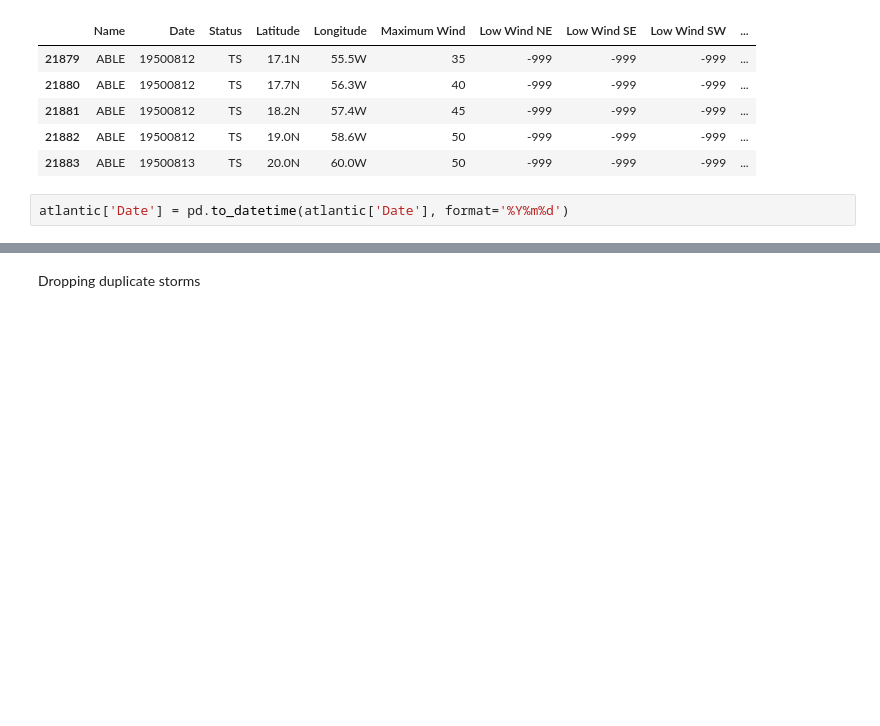
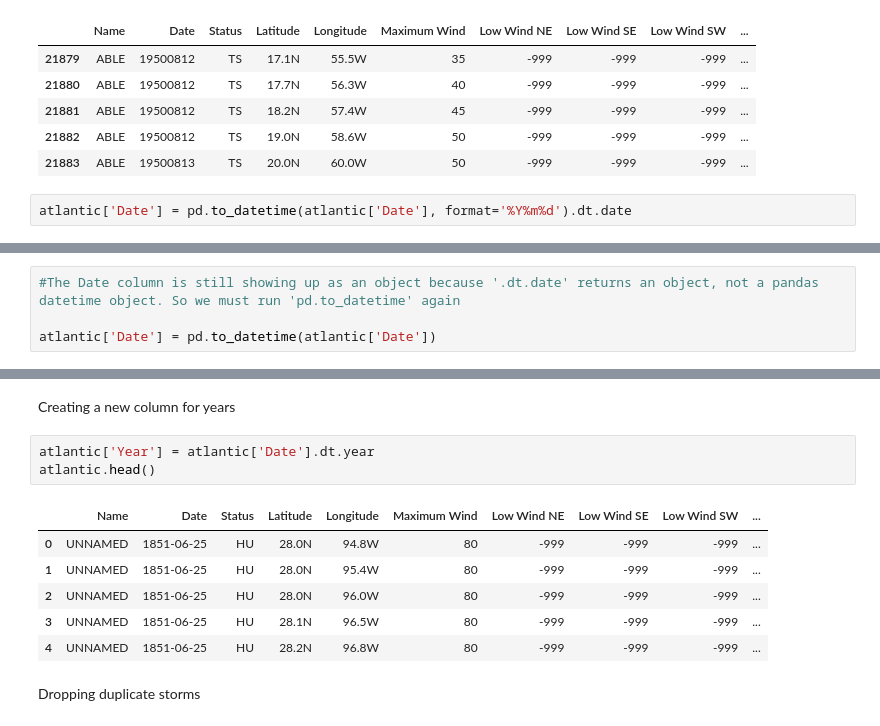
Before and after one commit to DanielBrechner/hurrdat_co2, a Jupyter notebook: atlantic_hurricanes.ipynb, the cells around one changed output, grey strips where cells are left out. Saved outputs shown, nothing was run; the diff lists cells and outputs as text; blank space fills up the shorter version.

Commit message:
fixed date again and added year column

```diff
--- a/atlantic_hurricanes.ipynb
+++ b/atlantic_hurricanes.ipynb
@@ -77,7 +77,7 @@ atlantic_df.head()
 | 21882 | ABLE | 19500812 | TS | 19.0N | 58.6W | 50 | -999 | -999 | -999 | ... |
 | 21883 | ABLE | 19500813 | TS | 20.0N | 60.0W | 50 | -999 | -999 | -999 | ... |
 # %%
-atlantic['Date'] = pd.to_datetime(atlantic['Date'], format='%Y%m%d')
+atlantic['Date'] = pd.to_datetime(atlantic['Date'], format='%Y%m%d').dt.date
 # %%
 atlantic.loc[0,'Date']
 # %% [output]
@@ -104 +104,5 @@ dtypes: int64(14), object(4)
 memory usage: 6.7+ MB
+# %%
+#The Date column is still showing up as an object because '.dt.date' returns an object, not a pandas datetime object. So we must run 'pd.to_datetime' again
+
+atlantic['Date'] = pd.to_datetime(atlantic['Date'])
@@ -105,3 +129,15 @@ memory usage: 6.7+ MB
+# %% [markdown]
+Creating a new column for years
+# %%
+atlantic['Year'] = atlantic['Date'].dt.year
+atlantic.head()
+# %% [output]
+|  | Name | Date | Status | Latitude | Longitude | Maximum Wind | Low Wind NE | Low Wind SE | Low Wind SW | ... |
+| 0 | UNNAMED | 1851-06-25 | HU | 28.0N | 94.8W | 80 | -999 | -999 | -999 | ... |
+| 1 | UNNAMED | 1851-06-25 | HU | 28.0N | 95.4W | 80 | -999 | -999 | -999 | ... |
+| 2 | UNNAMED | 1851-06-25 | HU | 28.0N | 96.0W | 80 | -999 | -999 | -999 | ... |
+| 3 | UNNAMED | 1851-06-25 | HU | 28.1N | 96.5W | 80 | -999 | -999 | -999 | ... |
+| 4 | UNNAMED | 1851-06-25 | HU | 28.2N | 96.8W | 80 | -999 | -999 | -999 | ... |
 # %% [markdown]
 Dropping duplicate storms
 # %%
```
Also changed, not shown: parts of 5 cells of this notebook.
